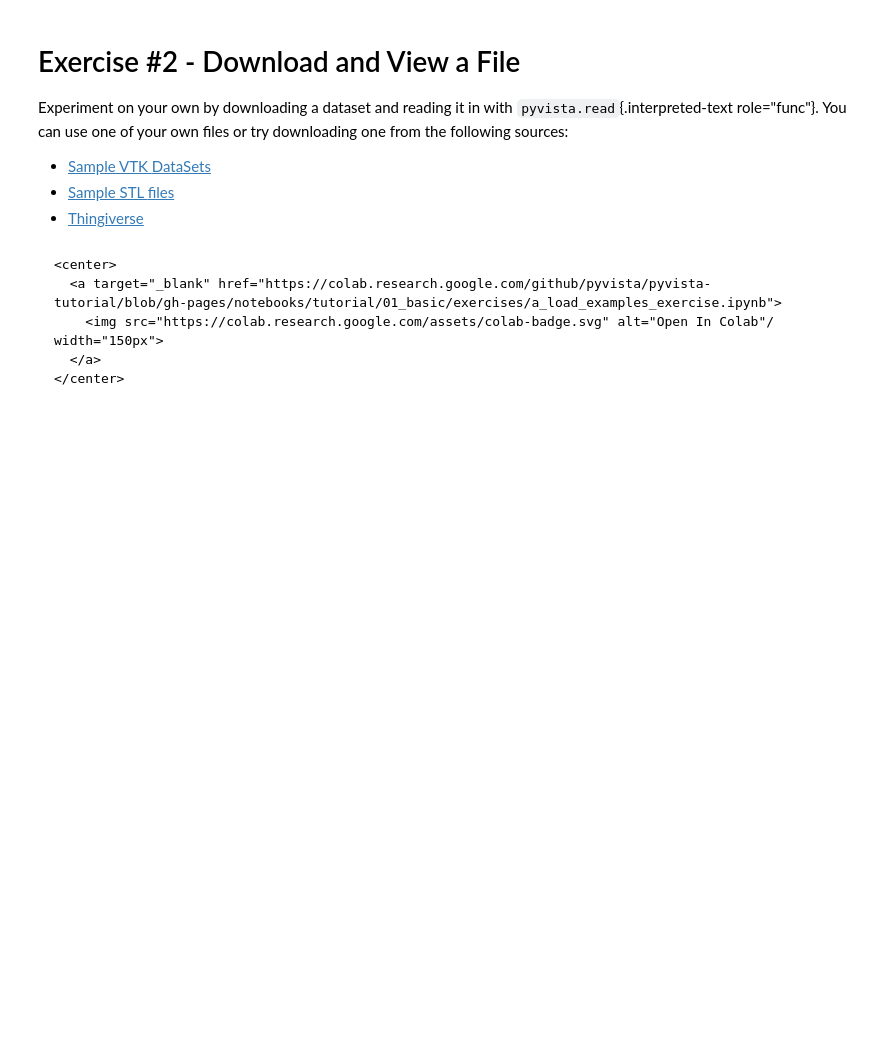
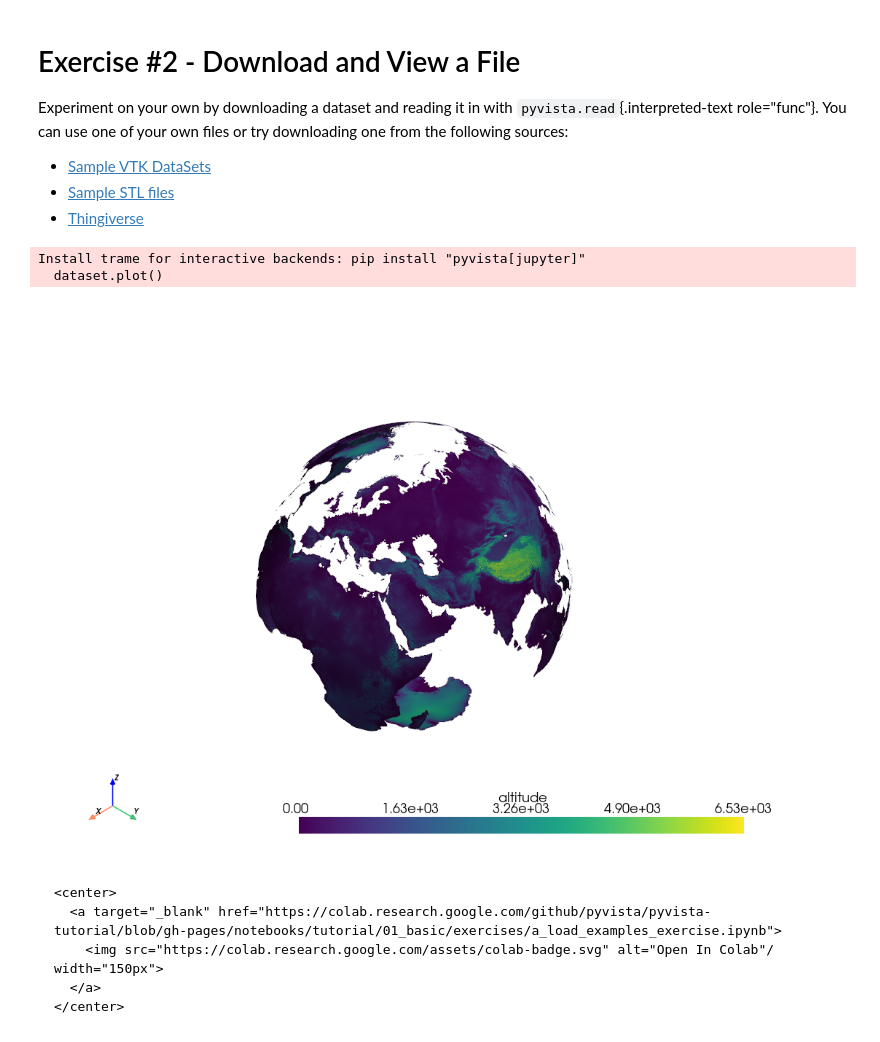
Before and after one commit to oscabaAED/PyVista, a Jupyter notebook: Notebooks/01_basic/exercises/a_load_examples_exercise.ipynb, the cells around one changed output. Drawn from its saved outputs; the diff is of its cells as text; code cells hidden in the pictures; blank space fills up the shorter version.

````diff
--- a/Notebooks/01_basic/exercises/a_load_examples_exercise.ipynb
+++ b/Notebooks/01_basic/exercises/a_load_examples_exercise.ipynb
@@ -110,6 +102,14 @@ own files or try downloading one from the following sources:
 -   [Sample STL
     files](https://www.amtekcompany.com/teaching-resources/stl-files/)
 -   [Thingiverse](https://www.thingiverse.com/)
+# %%
+ruta_local_descarga = "./files/ETOPO_10min_Ice_only-land.vtp"
+dataset = pv.read(ruta_local_descarga)
+dataset.plot()
+# %% [output]
+Install trame for interactive backends: pip install "pyvista[jupyter]"
+  dataset.plot()
+[figure, added]
 # %% [markdown]
 ```{=html}
 <center>
````
Also changed, not shown: parts of 4 cells of this notebook, 2 other files.
